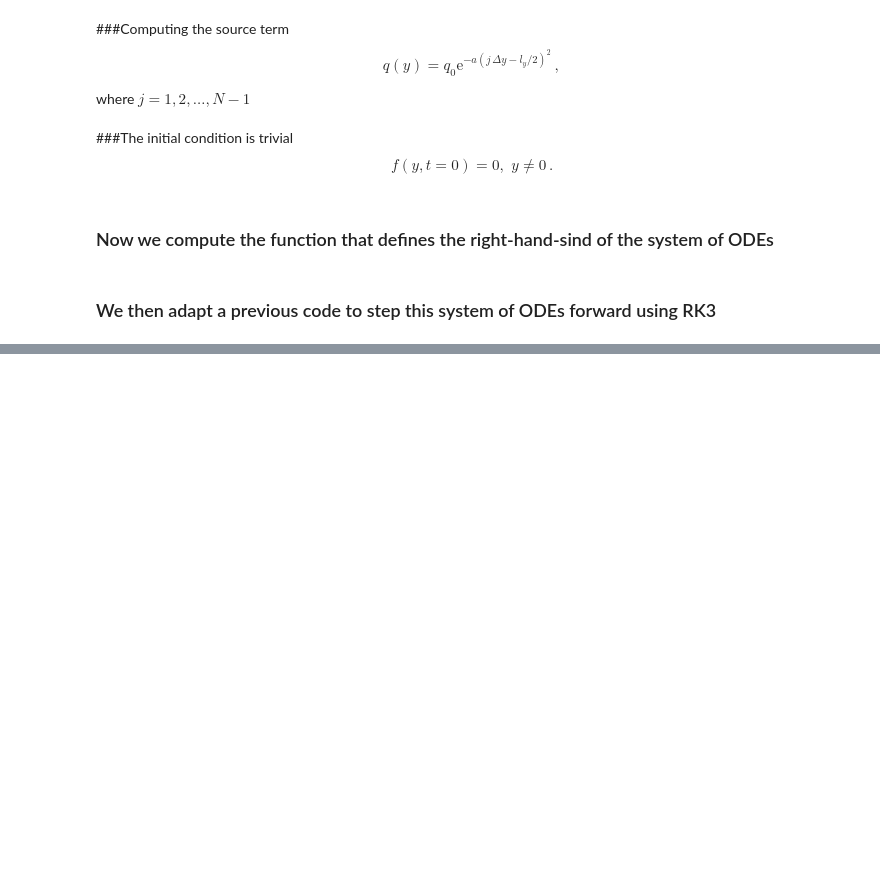
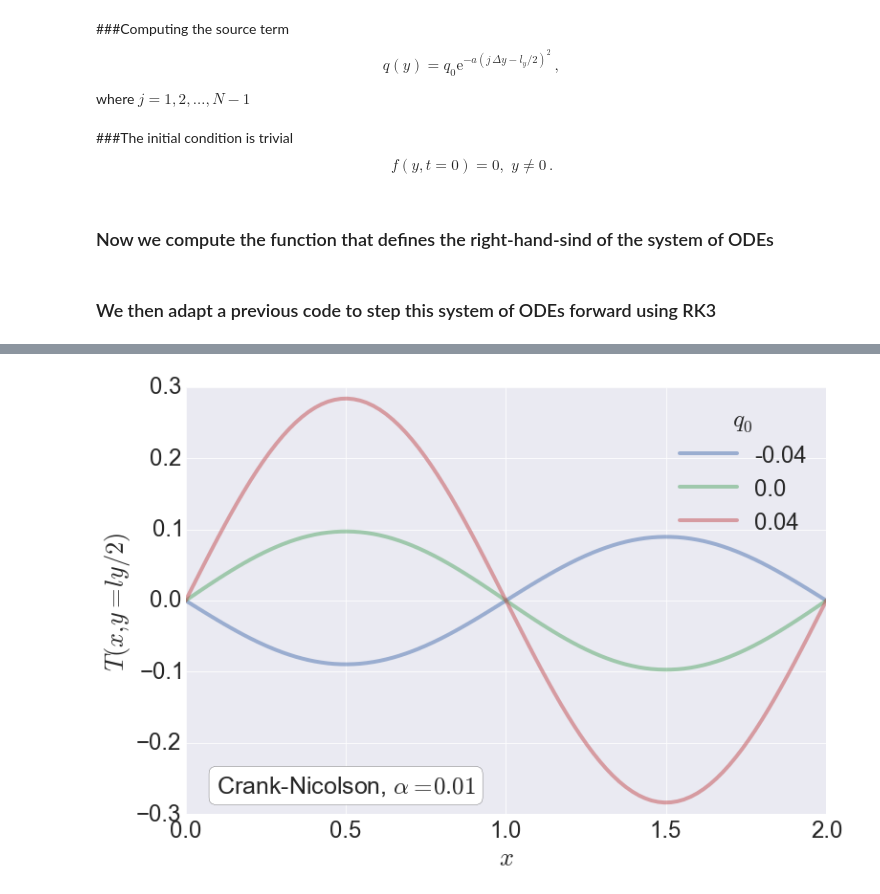
Before and after one commit to cesar-rocha/mae290b, a Jupyter notebook: hw/project/mae290b_project.ipynb, the cells around one changed output, grey strips where cells are left out. Drawn from its saved outputs; the diff is of its cells as text; code cells hidden in the pictures; blank space fills up the shorter version.

```diff
--- a/hw/project/mae290b_project.ipynb
+++ b/hw/project/mae290b_project.ipynb
@@ -162,0 +378,13 @@ f,t = my_ode(rhs_diff_source,f0,q,0,100,dt,dy,N=10)
+# %%
+N = 10
+dy = 2./N
+q0 = np.array([-0.04,0.,0.04])
+fcn = np.empty((q0.size,N-1))
+f0 = initial(N)
+alpha=.01
+dt = 1.
+for i in range(q0.size):
+    print "Calculating solution with q0 =  %f" %q0[i]
+    q = source(q0=q0[i],a=10,ly=2.,N=N)
+    fcn[i,:] = my_ode_cn(rhs_diff_source,f0,q,0,5,dt,dy,N=N,alpha=alpha,steady=True,debug=True)
+    print " "
@@ -162,0 +403,17 @@ f,t = my_ode(rhs_diff_source,f0,q,0,100,dt,dy,N=10)
+# %%
+x = np.linspace(0,lx,100)
+Tcn = np.array(np.matrix(fcn[:,N/2]).T*np.matrix(np.sin(2*pi*k*x/lx)))
+# %%
+fig=plt.figure(figsize=(12,8))
+plt.plot(x,Tcn[0,:],label=str(q0[0]),linewidth=lw,alpha=aph)
+plt.plot(x,Tcn[1,:],label=str(q0[1]),linewidth=lw,alpha=aph)
+plt.plot(x,Tcn[2,:],label=str(q0[2]),linewidth=lw,alpha=aph)
+plt.xlabel(r'$x$')
+plt.ylabel(r'$T(x,y=ly/2)$')
+plt.legend(loc=1, title = r"$q_0$")
+plt.text(0.5, -.26, r"Crank-Nicolson, $\alpha = 0.01$", size=25, rotation=0.,\
+            ha="center", va="center",\
+            bbox = dict(boxstyle="round",ec='k',fc='w'))
+plt.savefig('Tcn_y1.eps')
+# %% [output]
+[figure, added]
```
Also changed, not shown: parts of 30 cells of this notebook.
